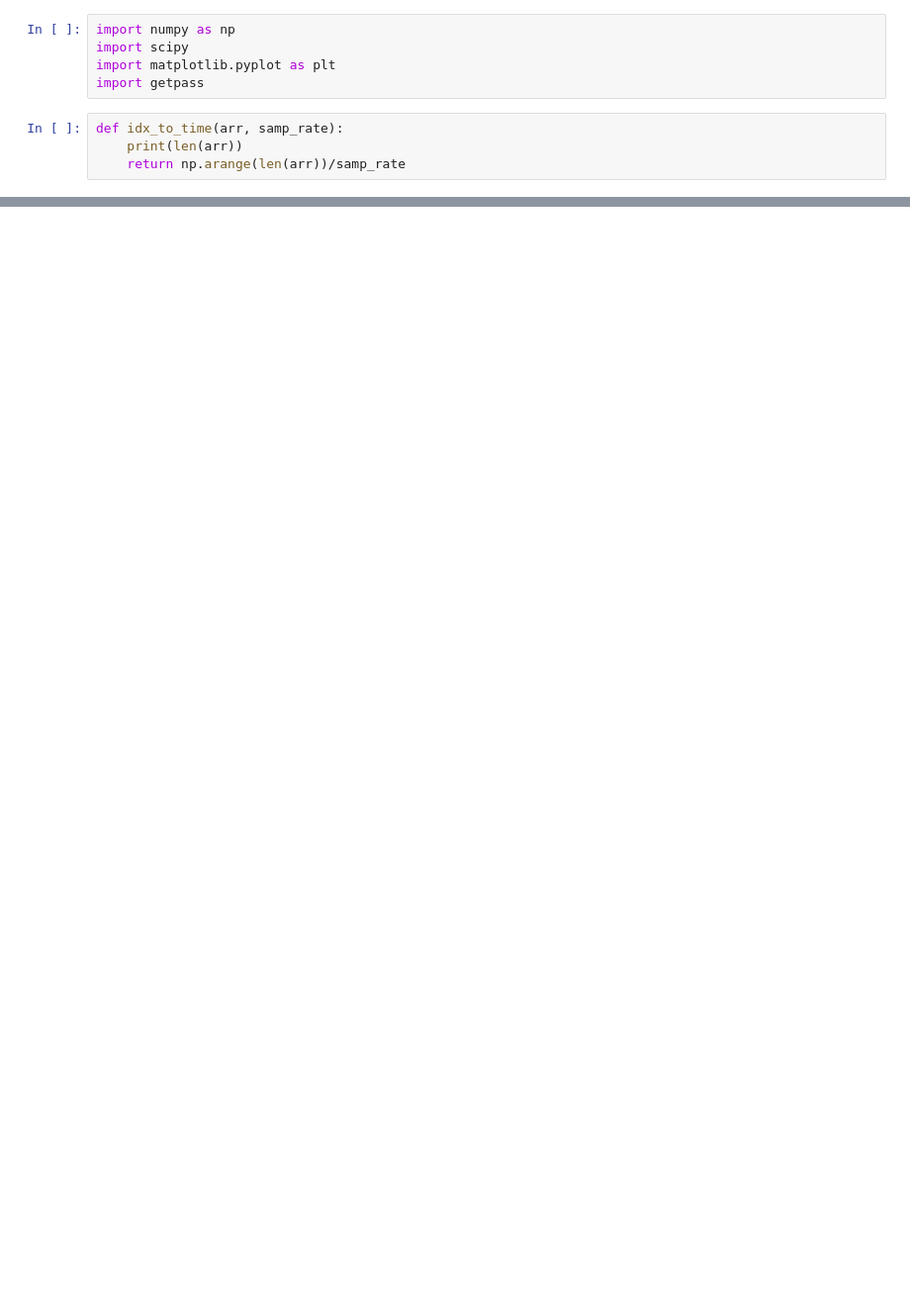
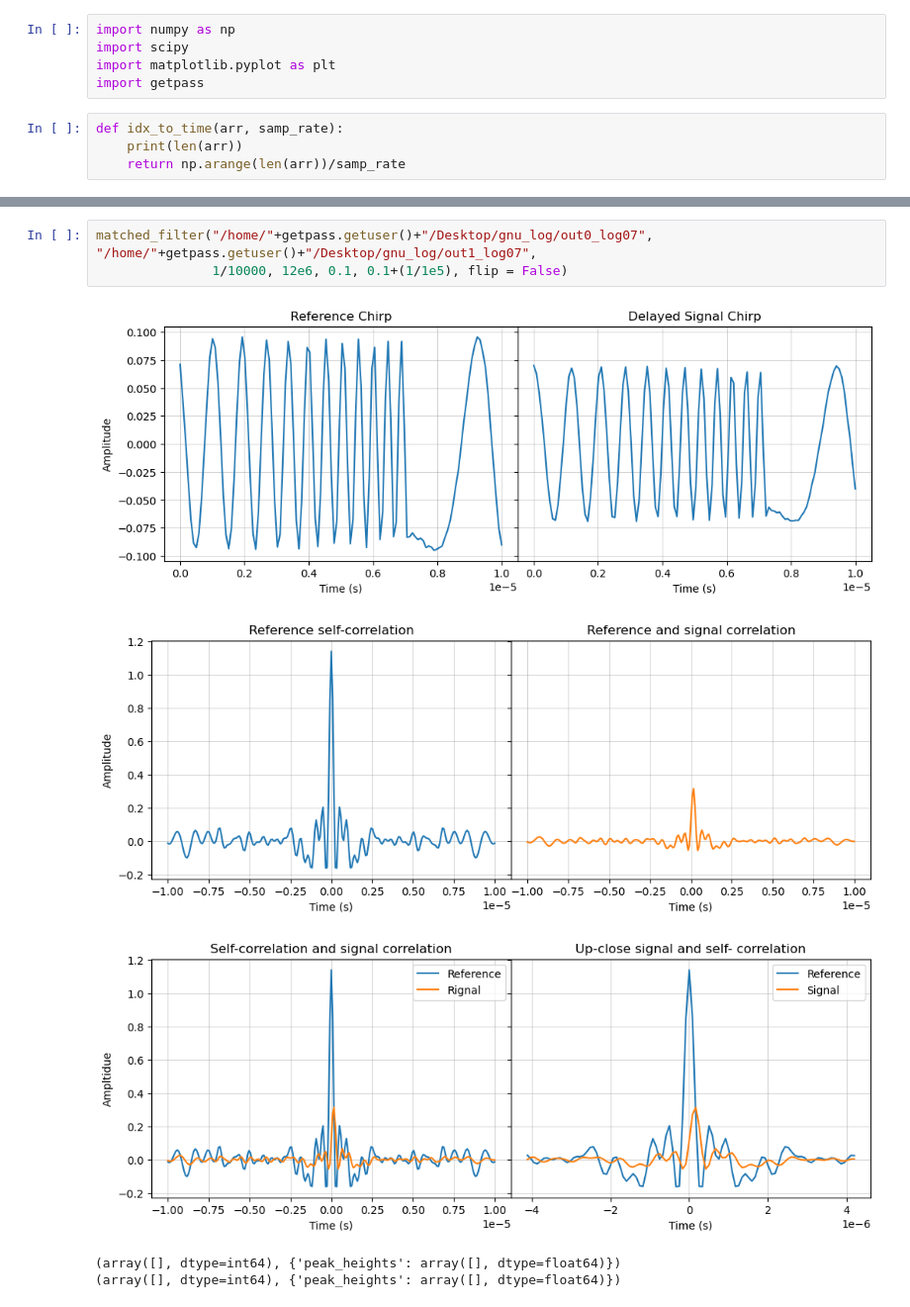
Before and after one commit to MIST-Experiment/gpr, a Jupyter notebook: analysis_notebooks/FMCW_Plotter.ipynb, the cells around one changed output, grey strips where cells are left out. Shown at 99% size. Drawn from its saved outputs; the diff is of its cells as text; blank space fills up the shorter version.

```diff
--- a/analysis_notebooks/FMCW_Plotter.ipynb
+++ b/analysis_notebooks/FMCW_Plotter.ipynb
@@ -156,0 +157,9 @@ matched_filter("/home/"+getpass.getuser()+"/Desktop/gnu_log/out0_log06", "/home/
+# %%
+matched_filter("/home/"+getpass.getuser()+"/Desktop/gnu_log/out0_log07", "/home/"+getpass.getuser()+"/Desktop/gnu_log/out1_log07",
+               1/10000, 12e6, 0.1, 0.1+(1/1e5), flip = False)
+# %% [output]
+[figure, added]
+[figure, added]
+[figure, added]
+(array([], dtype=int64), {'peak_heights': array([], dtype=float64)})
+(array([], dtype=int64), {'peak_heights': array([], dtype=float64)})
```
Also changed, not shown: parts of 14 cells of this notebook, 4 other files.
